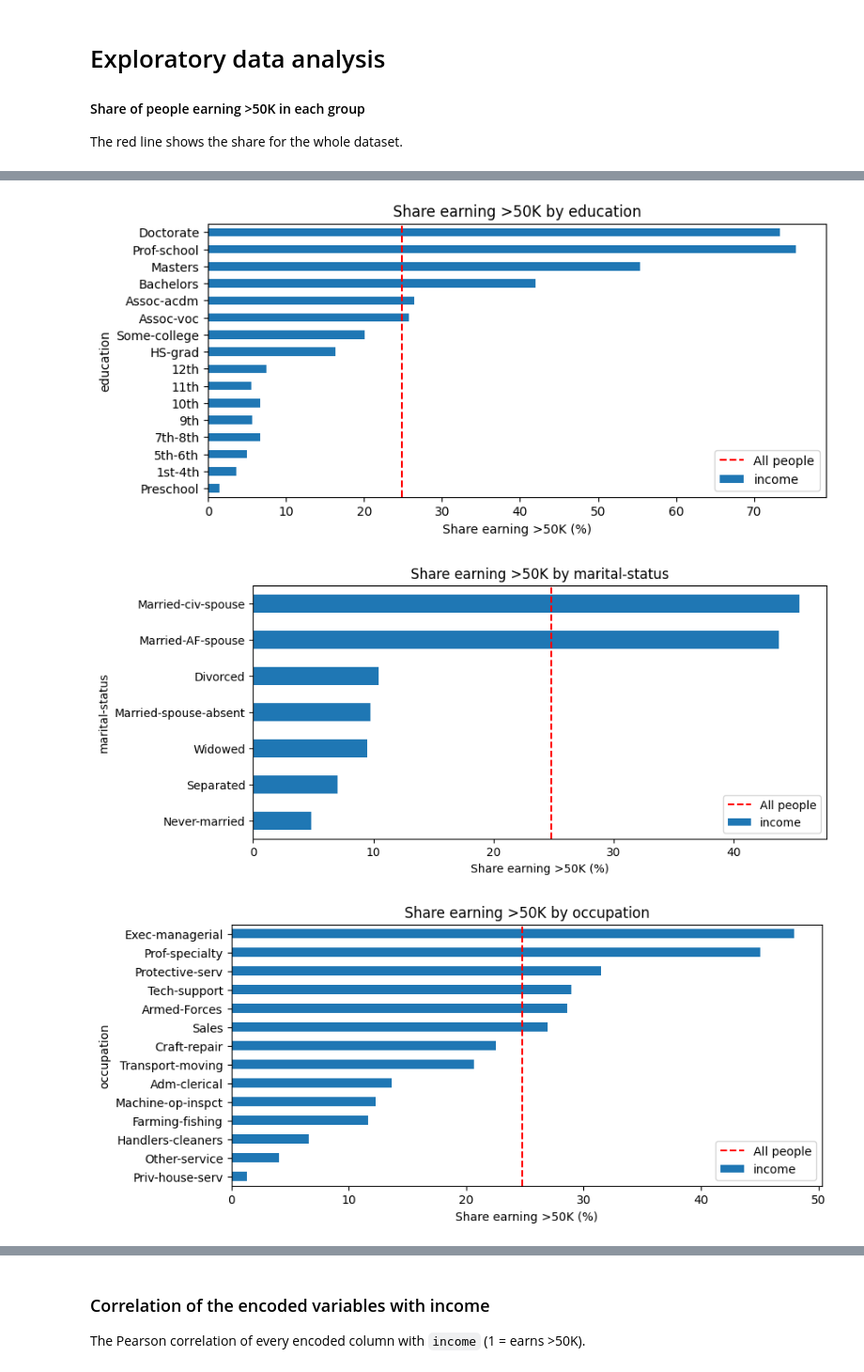
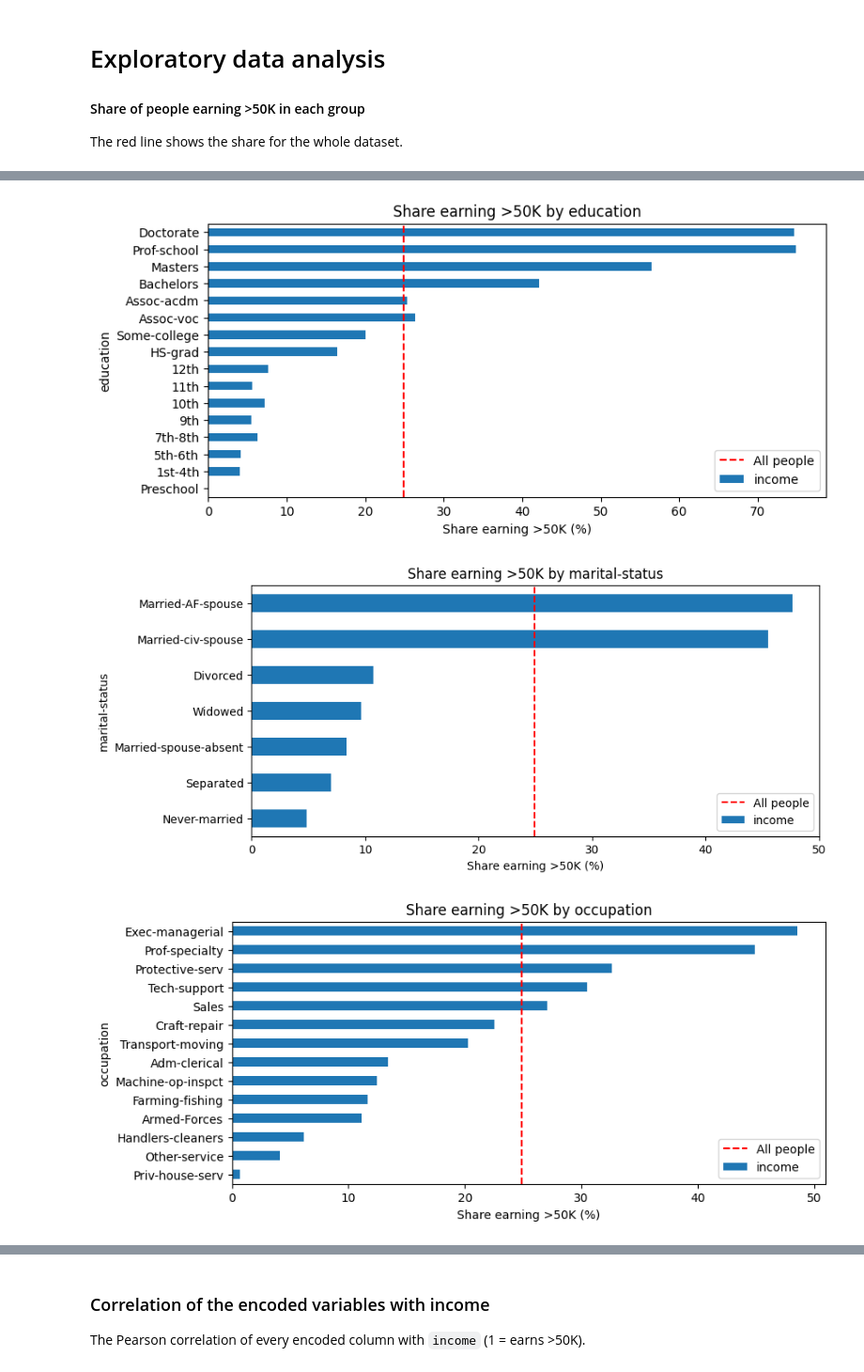
Before and after one commit to marizxv/t4e_DataScience_school, a Jupyter notebook: scripts/Descriptive_statistics.ipynb, the cells around one changed output, grey strips where cells are left out. Shown at 94% size. Saved outputs shown, nothing was run; the diff lists cells and outputs as text; code cells hidden in the pictures.

```diff
--- a/scripts/Descriptive_statistics.ipynb
+++ b/scripts/Descriptive_statistics.ipynb
@@ -497,11 +546,11 @@ Crosstab (total percentages): relationship × income
 
 z_scores = pd.DataFrame(
     stats.zscore(
-        df[numeric_columns],
+        train[numeric_columns],
         nan_policy="omit"
     ),
     columns=numeric_columns,
-    index=df.index
+    index=train.index
 )
 
 print("z-scores for the numerical variables:")
@@ -872,7 +921,7 @@ for column in numeric_columns:
     plt.figure(figsize=(9, 4))
 
     sns.boxplot(
-        data=df,
+        data=train,
         x=column
     )
 
@@ -984,29 +1008,0 @@ capital-loss: 4.51 -> 4.27
-# %%
-handled_columns = [
-    "age-capped",
-    "hours-per-week-capped",
-    "capital-gain-log",
-    "capital-loss-log"
-]
-
-for column in handled_columns:
-
-    plt.figure(figsize=(9, 4))
-
-    sns.boxplot(
-        data=df,
-        x=column
-    )
-
-    plt.title(
-        f"Box-and-Whisker Plot - {column}"
-    )
-
-    plt.xlabel(column)
-    plt.grid(
-        True,
-        axis="x",
-        alpha=0.3
-    )
-
-    plt.show()
@@ -1074,12 +1067,12 @@ for column in ["has-capital", "is-married", "age-group", "hours-category"]:
     print(f"{column}")
     print("=" * 60)
 
-    frequency_table = df[column].value_counts().sort_index().to_frame(
+    frequency_table = train[column].value_counts().sort_index().to_frame(
         name="Frequency"
     )
 
     frequency_table["Percentage (%)"] = (
-        frequency_table["Frequency"] / len(df) * 100
+        frequency_table["Frequency"] / len(train) * 100
     )
 
     display(frequency_table.round(2))
@@ -1246,15 +1263,15 @@ group_columns = [
     "is-married"
 ]
 
-overall_share = (df["income"] == ">50K").mean() * 100
+overall_share = (train["income"] == ">50K").mean() * 100
 
 for column in group_columns:
 
-    share = (df["income"] == ">50K").groupby(df[column], observed=True).mean() * 100
+    share = (train["income"] == ">50K").groupby(train[column], observed=True).mean() * 100
 
     # Education is shown in the order of the education level, the rest from lowest to highest share
     if column == "education":
-        order = df.groupby("education")["education-num"].first().sort_values().index
+        order = train.groupby("education")["education-num"].first().sort_values().index
         share = share.reindex(order)
     else:
         share = share.sort_values()
@@ -1272,4 +1289,4 @@ for column in group_columns:
 [figure]
-[figure, old version]
+[figure, new version]
-[figure, old version]
+[figure, new version]
-[figure, old version]
+[figure, new version]
```
Also changed, not shown: parts of 47 cells of this notebook, 7 other files.
